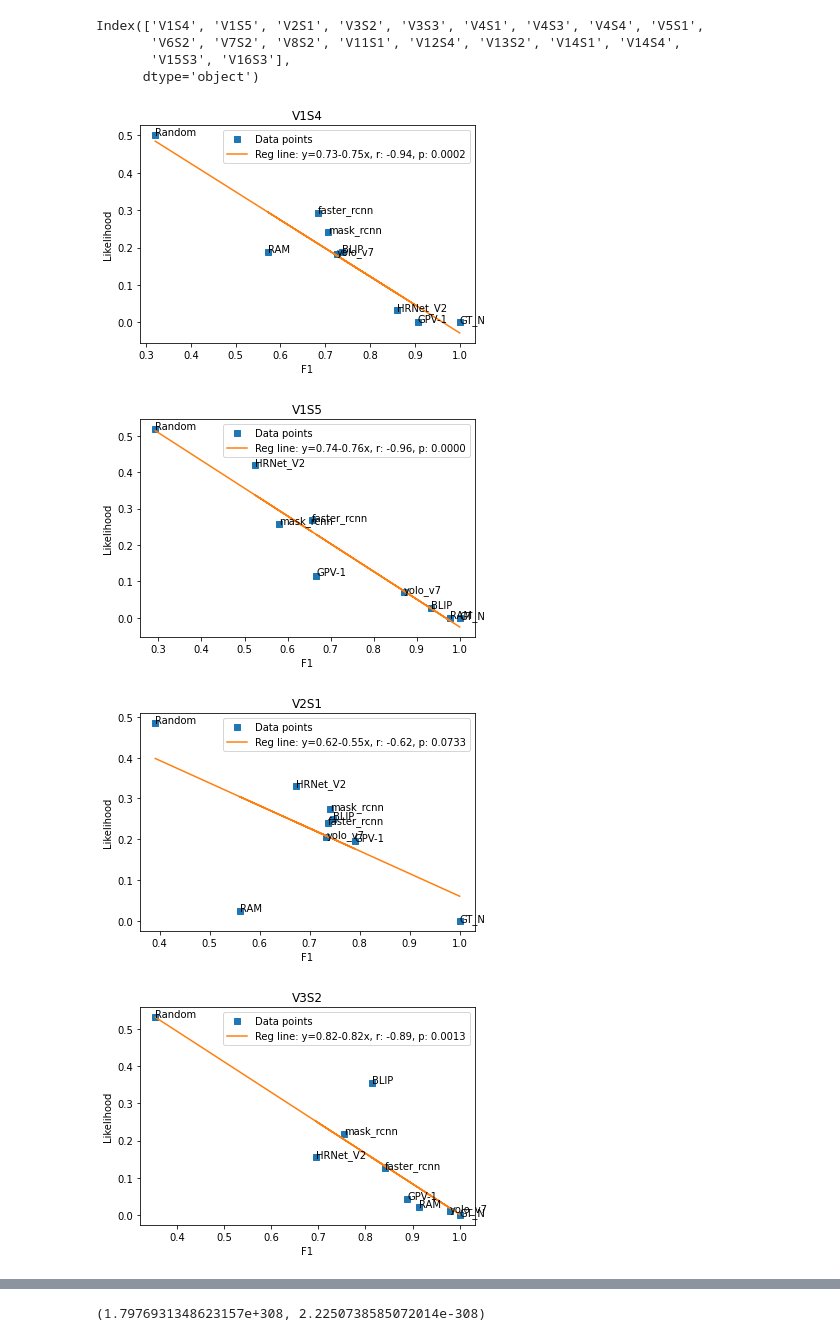
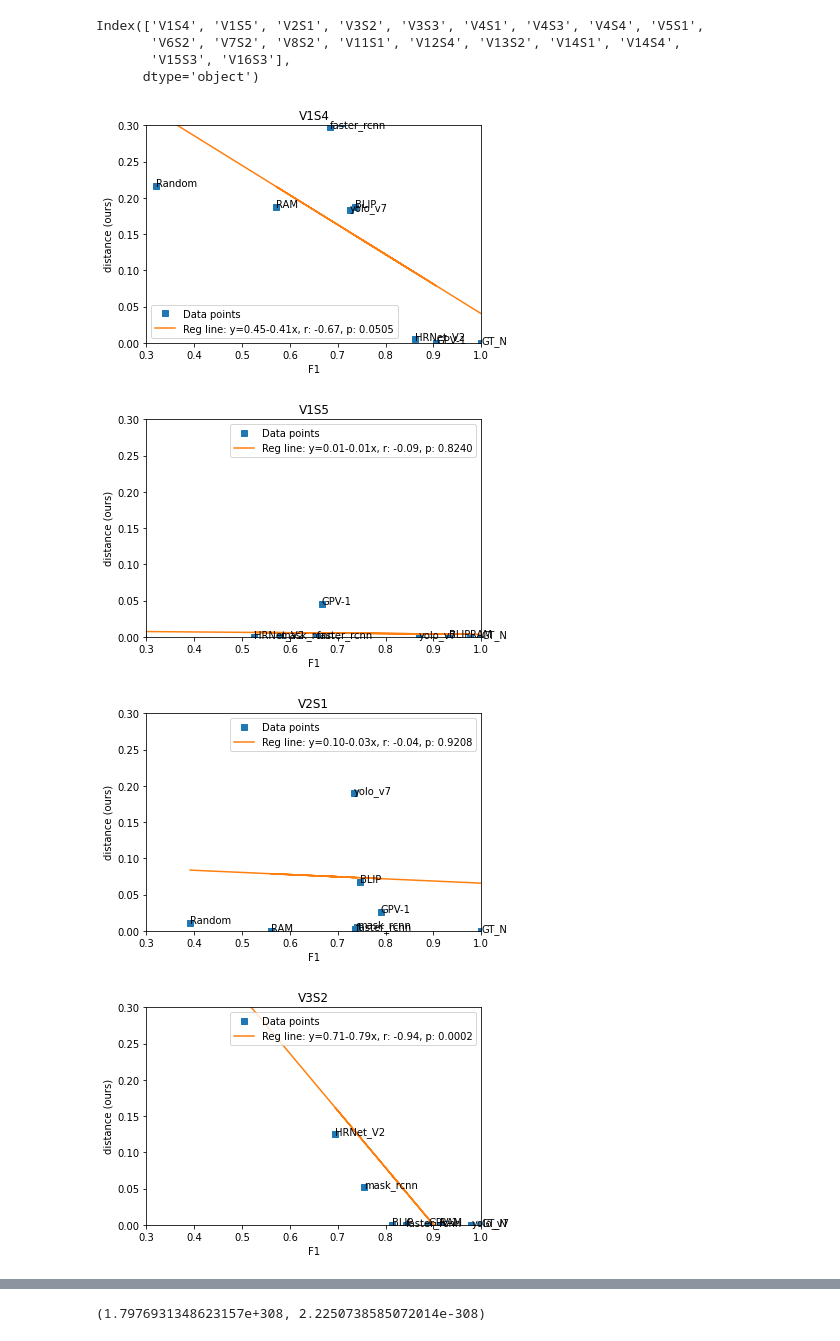
Before and after one commit to Shohan29531/Dashboard-For-VQA, a Jupyter notebook: utils_notebooks/new_approach_compare.ipynb, the cells around one changed output, grey strips where cells are left out. Cells and saved outputs as stored; diff of their text form; code cells hidden in the pictures.

Commit message:
update object selection based on selected models

```diff
--- a/utils_notebooks/new_approach_compare.ipynb
+++ b/utils_notebooks/new_approach_compare.ipynb
@@ -430,6 +450,9 @@ def get_entropy(ss_probs):
 # %%
 def get_emission_matrix(gt_file, objs):
     gt_df = pd.read_csv(gt_file)
+    if limit_frame_count > 0:
+        if len(list(gt_df.columns)) > limit_frame_count:
+            gt_df = gt_df.iloc[: , :limit_frame_count]
     gt_df = gt_df.transpose()
     gt_df.columns = gt_df.iloc[0]
     gt_df = gt_df.iloc[1:]
@@ -482,6 +505,9 @@ def get_emission_matrix(gt_file, objs):
 # %%
 def get_inital_prob_dist_and_obsrv_seq(pred_file, objs):
     pred_df = pd.read_csv(pred_file)
+    if limit_frame_count > 0:
+        if len(list(pred_df.columns)) > limit_frame_count:
+            pred_df = pred_df.iloc[: , :limit_frame_count]
     pred_df = pred_df.transpose()
     pred_df.columns = pred_df.iloc[0]
     pred_df = pred_df.iloc[1:]
@@ -846,6 +872,8 @@ for gt_ind, gt in enumerate(tqdm(gts)):
         o_pth_gt, pth_prob_gt = viterbi(o_seq_gt, t_mat_gt, e_mat_gt, init_mat_gt)
         o_pth, pth_prob = viterbi(o_seq, t_mat, e_mat_gt, init_mat)
         o_pth2, pth_prob_2 = viterbi_2(o_seq, t_mat, e_mat_gt, init_mat, actual_states)
+        o_pth3, pth_prob_3 = viterbi_2(o_seq, t_mat, e_mat_gt, init_mat, actual_states_gt)
+
         # print(pth_prob)
         # print(pth_prob2)
         # print('-'*10)
@@ -925,23 +953,23 @@ for gt_ind, gt in enumerate(tqdm(gts)):
         hm_s_v = gen_heat_map_model_only_from_arr(v_pred_path.T, all_com, lpips_s)
 
         hm_cm_gt_gt.update_layout(
-            title=dict(text=f"GTvsGT F1={f1_gt:.4f}, dist(GT,GT)={path_dist_gt:.4f}, P(GT)={pth_prob_gt:.4e}, H(GT)={ent_gt:.4f}", font=dict(size=16), automargin=True, yref='paper')
+            title=dict(text=f"GTvsGT F1={f1_gt:.4f}, d(GT,GT)={path_dist_gt:.4f}, P(GT)={pth_prob_gt:.4e}", font=dict(size=16), automargin=True, yref='paper')
         )
         hm_cm_gt_o.update_layout(
-            title=dict(text=f"GTvsO F1={f1_:.4f}, dist(GT,O)={a_path_dist:.4f}, P(O)={pth_prob_2:.4e}, H(O)={ent_pred:.4f}", font=dict(size=16), automargin=True, yref='paper')
+            title=dict(text=f"GTvsO F1={f1_:.4f}, d(GT,O)={a_path_dist:.4f}, P(O)={pth_prob_2:.4e}, Pm(GT)={pth_prob_3:.4e}", font=dict(size=16), automargin=True, yref='paper')
         )
         hm_cm_gt_v.update_layout(
-            title=dict(text=f"GTvsV F1={f1_v:.4f}, dist(GT,V)={path_dist:.4f}, dist(V,O)={path_dist_self:.4f}, P(V)={pth_prob:.4e}, H(V)={ent_pred_v:.4f}", font=dict(size=16), automargin=True, yref='paper')
+            title=dict(text=f"GTvsV F1={f1_v:.4f}, d(GT,f(0))={path_dist:.4f}, d(O,f(0))={path_dist_self:.4f}, P(f(O))={pth_prob:.4e}", font=dict(size=16), automargin=True, yref='paper')
         )
 
         hm_s_gt.update_layout(
-            title=dict(text=f"GT F1={f1_gt:.4f}, dist(GT,GT)={path_dist_gt:.4f}, P(GT)={pth_prob_gt:.4e}, H(GT)={ent_gt:.4f}", font=dict(size=16), automargin=True, yref='paper')
+            title=dict(text=f"GT F1={f1_gt:.4f}, d(GT,GT)={path_dist_gt:.4f}, P(GT)={pth_prob_gt:.4e}", font=dict(size=16), automargin=True, yref='paper')
         )
         hm_s_o.update_layout(
-            title=dict(text=f"O F1={f1_:.4f}, dist(GT,O)={a_path_dist:.4f}, P(O)={pth_prob_2:.4e}, H(O)={ent_pred:.4f}", font=dict(size=16), automargin=True, yref='paper')
+            title=dict(text=f"O F1={f1_:.4f}, d(GT,O)={a_path_dist:.4f}, P(O)={pth_prob_2:.4e}, Pm(GT)={pth_prob_3:.4e}", font=dict(size=16), automargin=True, yref='paper')
         )
         hm_s_v.update_layout(
-            title=dict(text=f"V F1={f1_v:.4f}, dist(GT,V)={path_dist:.4f}, dist(V,O)={path_dist_self:.4f}, P(V)={pth_prob:.4e}, H(V)={ent_pred_v:.4f}", font=dict(size=16), automargin=True, yref='paper')
+            title=dict(text=f"V F1={f1_v:.4f}, d(GT,f(0))={path_dist:.4f}, d(O,f(0))={path_dist_self:.4f}, P(f(O))={pth_prob:.4e}", font=dict(size=16), automargin=True, yref='paper')
         )
 
         img_hm_cm_gt_gt_name = os.path.join(out_plot_path, f'{model}_v{v_}s{s_}_hm_cm_gt_gt.png')
@@ -1939,4 +1987,4 @@ print("Done!!")
 Done!!
 # %%
 select = 'F1'
-model_scores_dict_tbu = model_scores_dict_random
+model_scores_dict_tbu = model_scores_dict
@@ -2168,37 +2258,37 @@ v_s_s = [
 for v_s__ in v_s_s:
     v_s_ = [v_s__]
     for key in dict(normalized_likelihood_df.mean(axis='columns')):
         if key in ['GT_N (without lpips)']: # , 'GT_N (with lpips)'
             continue
         lklhd[key] = dict(normalized_likelihood_df.reindex(columns=v_s_).mean(axis='columns'))[key]
 
     mF1 = {}
 
     for key in dict(f1_scores_df.mean(axis='columns')):
         if key in ['GT_N (without lpips)']: # , 'GT_N (with lpips)'
             continue
         mF1[key] = dict(f1_scores_df.reindex(columns=v_s_).mean(axis='columns'))[key]
 
     x, y = np.array(list(mF1.values())), np.array(list(lklhd.values()))
     # print("pearson: ", scipy.stats.pearsonr(x, y))
     # print("spearman: ", scipy.stats.spearmanr(x, y))
     # print("kendall: ", scipy.stats.kendalltau(x, y))
     slope, intercept, r, p, stderr = scipy.stats.linregress(x, y)
     line = f'Reg line: y={intercept:.2f}-{abs(slope):.2f}x, r: {r:.2f}, p: {p:.4f}'
     fig, ax = plt.subplots()
     ax.plot(x, y, linewidth=0, marker='s', label='Data points')
     for i, txt in enumerate(mF1.keys()):
         ax.annotate(txt, (x[i], y[i]))
     ax.plot(x, intercept + slope * x, label=line)
     ax.set_xlabel(f'{select}')
-    ax.set_ylabel('Likelihood')
+    ax.set_ylabel('distance (ours)')
     ax.legend(facecolor='white')
-    # plt.xlim(0.18, 0.7)
-    # plt.ylim(0.36, 0.55)
+    plt.xlim(0.3, 1.0)
+    plt.ylim(0.0, 0.3)
     plt.title(f"{v_s_[0]}")
     plt.savefig(f'/Users/ibk5106/Desktop/research/corr_plots_vtrbi/{v_s__}.png')
 # %% [output]
-[figure, old version]
+[figure, new version]
-[figure, old version]
+[figure, new version]
-[figure, old version]
+[figure, new version]
-[figure, old version]
+[figure, new version]
```
Also changed, not shown: parts of 19 cells of this notebook, 3 other files.
